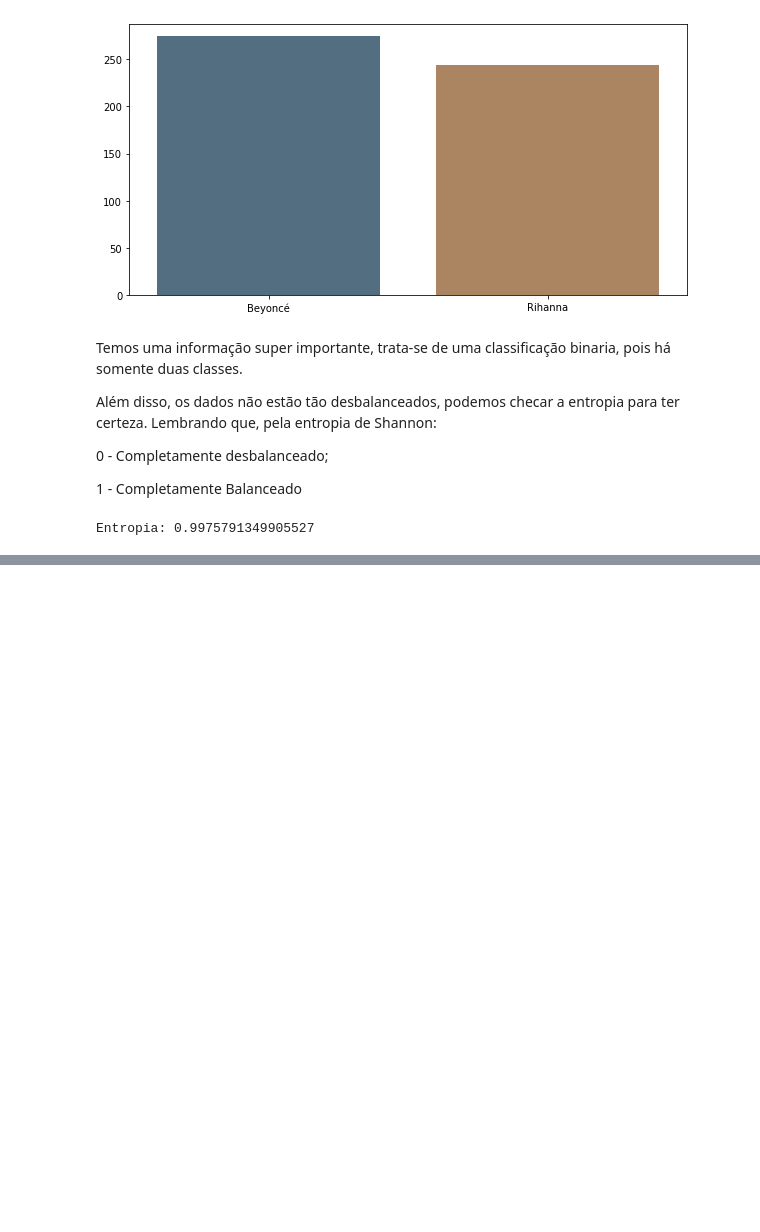
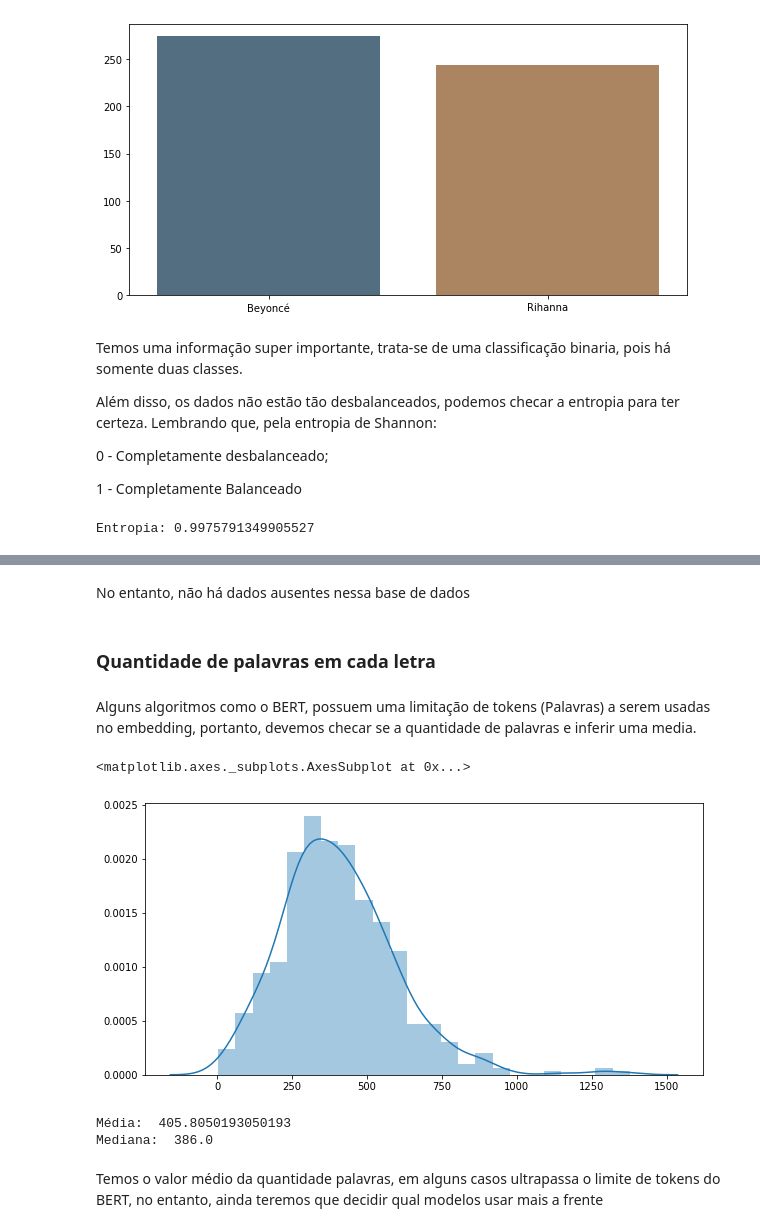
Before and after one commit to Andre-Sacilotti/ML-NLP-Questions, a Jupyter notebook: NLP - Classificador de Artistas.ipynb, the cells around one changed output, grey strips where cells are left out. Cells and saved outputs as stored; diff of their text form; code cells hidden in the pictures; blank space fills up the shorter version.

```diff
--- a/NLP - Classificador de Artistas.ipynb
+++ b/NLP - Classificador de Artistas.ipynb
@@ -57,0 +85,23 @@ Entropia: 0.9975791349905527
+# %% [markdown]
+No entanto, não há dados ausentes nessa base de dados
+# %% [markdown]
+### Quantidade de palavras em cada letra
+# %% [markdown]
+Alguns algoritmos como o BERT, possuem uma limitação de tokens (Palavras) a serem usadas no embedding, portanto, devemos checar se a quantidade de palavras e inferir uma media.
+# %%
+words = data['letra'].str.split(" ").replace(" ", "")
+song_size = [len(_words) for _words in words]
+
+plt.figure(figsize=(10, 5))
+sns.distplot(song_size)
+# %% [output]
+<matplotlib.axes._subplots.AxesSubplot at 0x...>
+[figure, added]
+# %%
+print("Média: ", sum(song_size)/len(song_size))
+print("Mediana: ", np.median(song_size))
+# %% [output]
+Média:  405.8050193050193
+Mediana:  386.0
+# %% [markdown]
+Temos o valor médio da quantidade palavras, em alguns casos ultrapassa o limite de tokens do BERT, no entanto, ainda teremos que decidir qual modelos usar mais a frente
```
Also changed, not shown: parts of 17 cells of this notebook.
